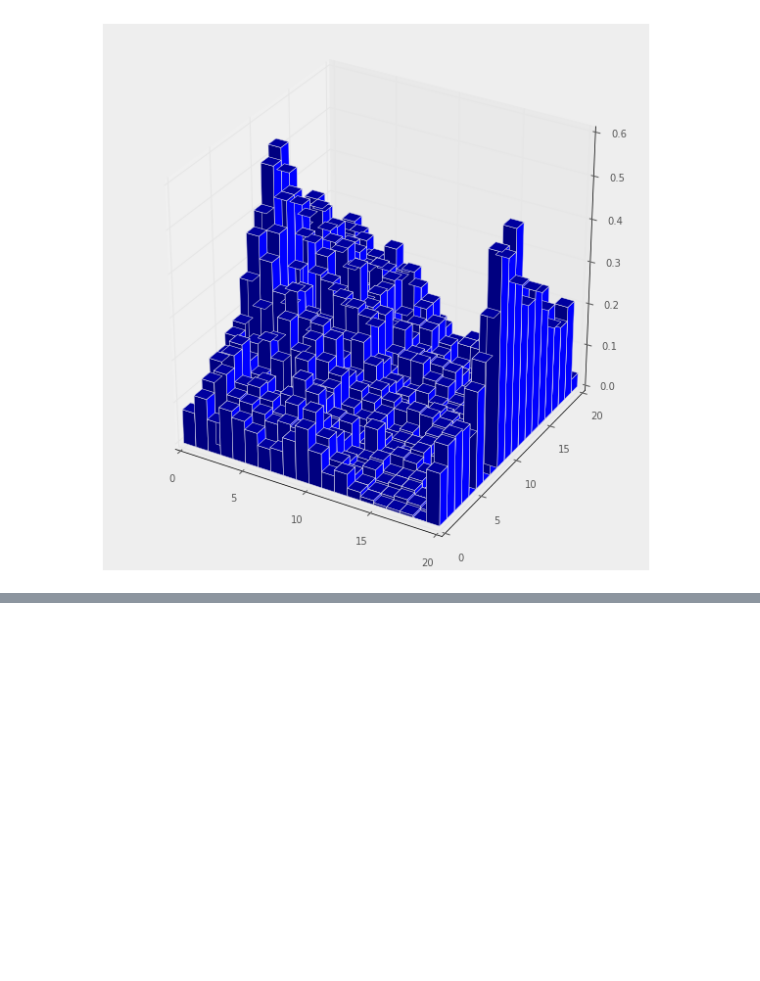
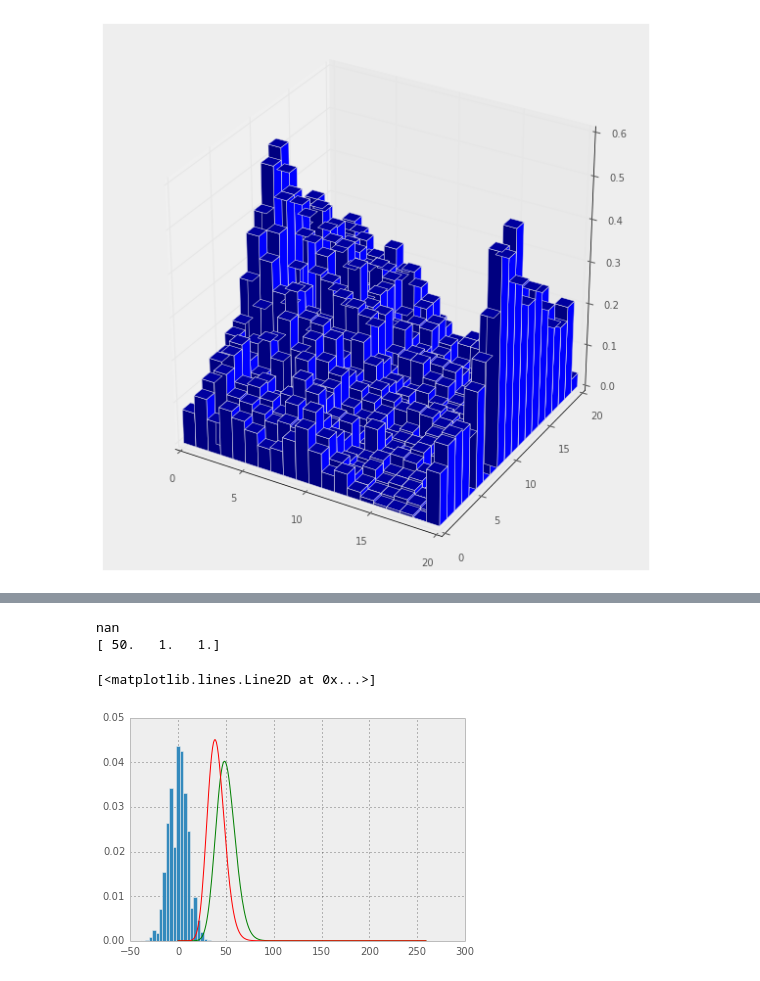
Before and after one commit to ilonajulczuk/hypergraph, a Jupyter notebook: notebooks/Random Walks.ipynb, the cells around one changed output, grey strips where cells are left out. Saved outputs shown, nothing was run; the diff lists cells and outputs as text; code cells hidden in the pictures; blank space fills up the shorter version.

```diff
--- a/notebooks/Random Walks.ipynb
+++ b/notebooks/Random Walks.ipynb
@@ -508,0 +641,47 @@ one_to_two_d(xs, line_edges_ys)
+# %%
+import scipy.stats as ss
+import scipy.optimize as so
+
+#define a likelihood function
+def likelihood_f(P, x, neg=1):
+    n=np.round(P[0]) #by definition, it should be an integer
+    p=P[1]
+    loc=np.round(P[2])
+    return neg*(np.log(ss.nbinom.pmf(x, n, p, loc))).sum()
+
+# use my probs
+X = all_ys
+
+#The likelihood
+print(likelihood_f([0,0.4,0], X))
+
+#A simple fit, the fit is not good and the parameter estimate is way off
+result=so.fmin(likelihood_f, [0, 1, 1], args=(X,-1), full_output=True, disp=False)
+P1=result[0]
+
+print(P1)
+
+#Try a different set of start paramters, the fit is still not good and the parameter estimate is still way off
+result=so.fmin(likelihood_f, [0, 0.5, 0], args=(X,-1), full_output=True, disp=False)
+P1=result[0]
+
+#In this case we need a loop to get it right
+result=[]
+for i in range(40, 120): #in fact (80, 120) should probably be enough
+    _=so.fmin(likelihood_f, [i, 0.5, 0], args=(X,-1), full_output=True, disp=False)
+    result.append((_[1], _[0]))
+
+
+
+P2=sorted(result, key=lambda x: x[0])[0][1]
+sorted(result, key=lambda x: x[0])[0]
+
+#Which one is visually better?
+plt.hist(X, bins=20, normed=True)
+plt.plot(range(260), ss.nbinom.pmf(range(260), np.round(P1[0]), P1[1], np.round(P1[2])), 'g-')
+plt.plot(range(260), ss.nbinom.pmf(range(260), np.round(P2[0]), P2[1], np.round(P2[2])), 'r-')
+# %% [output]
+nan
+[ 50.   1.   1.]
+[<matplotlib.lines.Line2D at 0x...>]
+[figure, added]
```
Also changed, not shown: parts of 5 cells of this notebook.
